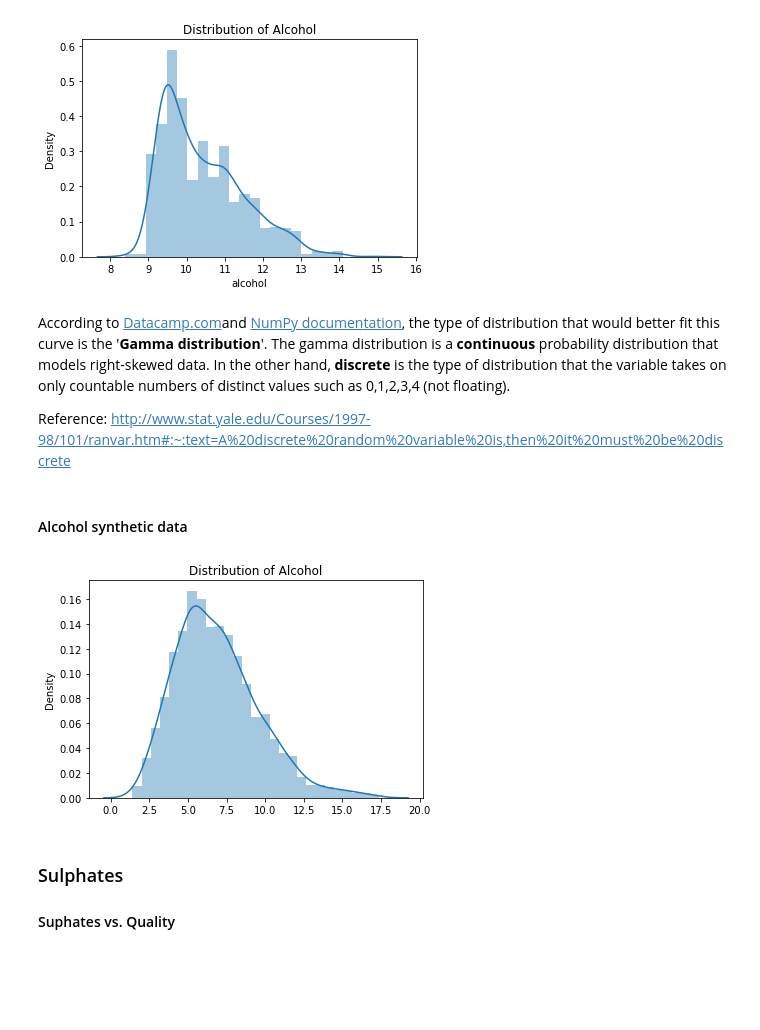
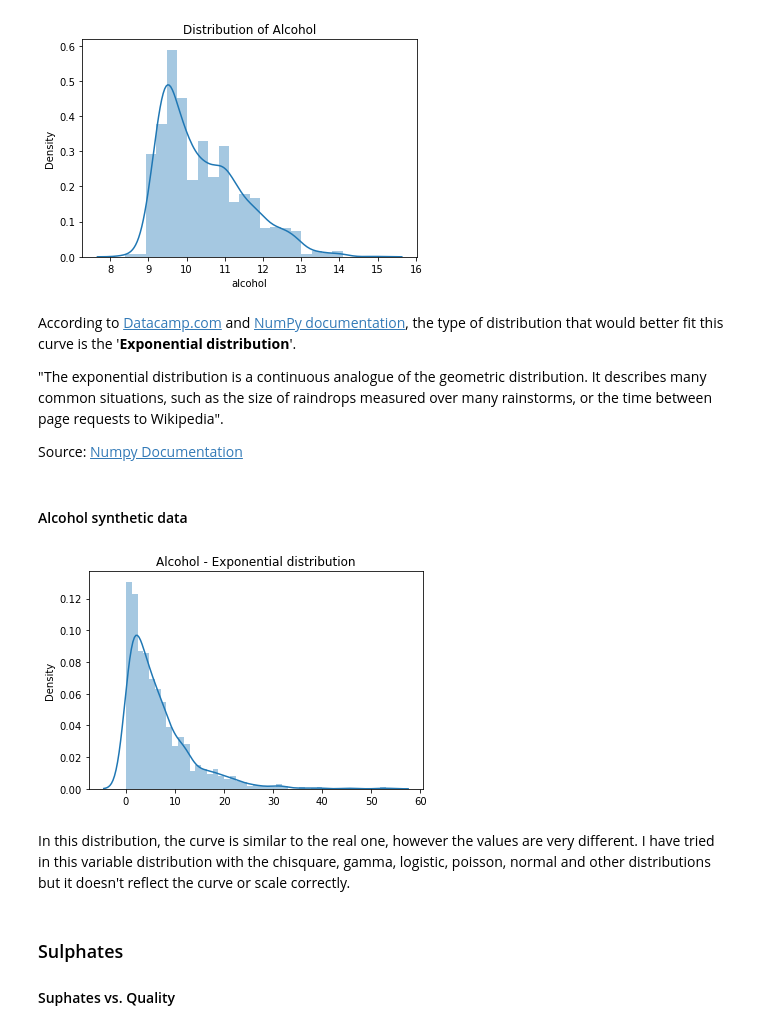
Before and after one commit to LaisColetta/PdDA_Assignment, a Jupyter notebook: PdDA_Assignment.ipynb, the cells around one changed output. Saved outputs shown, nothing was run; the diff lists cells and outputs as text; code cells hidden in the pictures; blank space fills up the shorter version.

```diff
--- a/PdDA_Assignment.ipynb
+++ b/PdDA_Assignment.ipynb
@@ -379,31 +378,34 @@ plt.show()
 # %% [output]
 [figure]
 # %% [markdown]
-According to [Datacamp.com](https://www.datacamp.com/tutorial/probability-distributions-python)and [NumPy documentation](https://numpy.org/doc/stable/reference/random/generated/numpy.random.RandomState.gamma.html), the type of distribution that would better fit this curve is the '<b>Gamma distribution</b>'. The gamma distribution is a <b>continuous</b> probability distribution that models right-skewed data. In the other hand, <b>discrete</b> is the type of distribution that the variable takes on only countable numbers of distinct values such as 0,1,2,3,4 (not floating).
+According to [Datacamp.com](https://www.datacamp.com/tutorial/probability-distributions-python) and [NumPy documentation](https://numpy.org/doc/stable/reference/random/generated/numpy.random.RandomState.gamma.html), the type of distribution that would better fit this curve is the '<b>Exponential distribution</b>'.
 
-Reference: http://www.stat.yale.edu/Courses/1997-98/101/ranvar.htm#:~:text=A%20discrete%20random%20variable%20is,then%20it%20must%20be%20discrete
+"The exponential distribution is a continuous analogue of the geometric distribution. It describes many common situations, such as the size of raindrops measured over many rainstorms, or the time between page requests to Wikipedia".
+
+Source: [Numpy Documentation](https://numpy.org/doc/stable/reference/random/generated/numpy.random.gamma.html)
-# %% [markdown]
-#### Alcohol synthetic data
-# %%
-#create emplty data frame in pandas
-sample_df = pd.DataFrame()
-#set number of rows
-n_samples = 1600
-# The function numpy.random.default_rng will instantiate a Generator with numpy’s default BitGenerator.
-rng = np.random.default_rng(0) #set the seed as 0
-
-#create the arrays based on the distributions analysed above
-#shape
-shape=14.9-8.4
-alcohol_random = rng.gamma(shape,scale=1.06, size=1599)
-
-sns.distplot(alcohol_random);
-#give the plot a title
-plt.title("Distribution of Alcohol")
-#show the plot
-plt.show()
-# %% [output]
-[figure, removed]
+# %% [markdown]
+#### Alcohol synthetic data
+# %%
+#create emplty data frame in pandas
+sample_df = pd.DataFrame()
+#set number of rows
+n_samples = 1600
+# The function numpy.random.default_rng will instantiate a Generator with numpy’s default BitGenerator.
+rng = np.random.default_rng(0) #set the seed as 0
+
+#create the arrays based on the distributions analysed above
+shape = 14.9-8.4
+alcohol_random = rng.exponential(shape, size=1599)
+
+sns.distplot(alcohol_random)
+#give the plot a title
+plt.title("Alcohol - Exponential distribution")
+#show the plot
+plt.show()
+# %% [output]
+[figure, added]
+# %% [markdown]
+In this distribution, the curve is similar to the real one, however the values are very different. I have tried in this variable distribution with the chisquare, gamma, logistic, poisson, normal and other distributions but it doesn't reflect the curve or scale correctly.
 # %% [markdown]
 ### Sulphates
 
```
Also changed, not shown: parts of 50 cells of this notebook.
